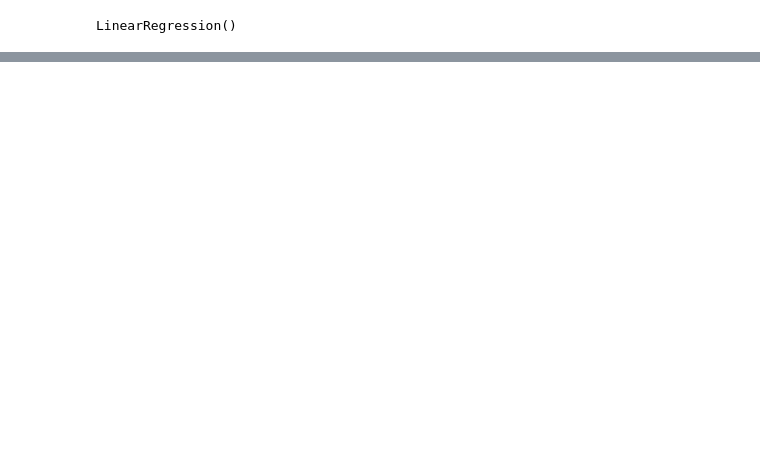
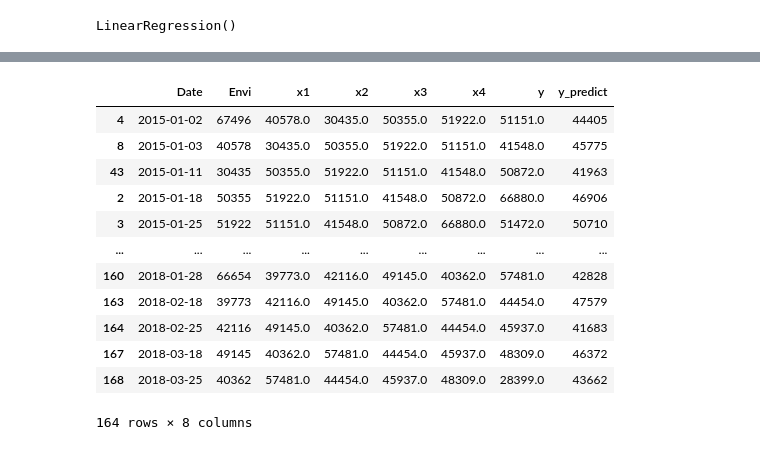
Before and after one commit to OatKID/RegressionMiniProject, a Jupyter notebook: algorithm/Envi/sequence_predict_1/linear_regression.ipynb, the cells around one changed output, grey strips where cells are left out. Drawn from its saved outputs; the diff is of its cells as text; code cells hidden in the pictures; blank space fills up the shorter version.

```diff
--- a/algorithm/Envi/sequence_predict_1/linear_regression.ipynb
+++ b/algorithm/Envi/sequence_predict_1/linear_regression.ipynb
@@ -121,0 +122,19 @@ The R2 score: 0.8779303570825764
+# %%
+result = ml.predict(x)
+df['y_predict'] = result
+df['y_predict'] = df["y_predict"].astype("int64")
+df
+# %% [output]
+|  | Date | Envi | x1 | x2 | x3 | x4 | y | y_predict |
+| 4 | 2015-01-02 | 67496 | 40578.0 | 30435.0 | 50355.0 | 51922.0 | 51151.0 | 44405 |
+| 8 | 2015-01-03 | 40578 | 30435.0 | 50355.0 | 51922.0 | 51151.0 | 41548.0 | 45775 |
+| 43 | 2015-01-11 | 30435 | 50355.0 | 51922.0 | 51151.0 | 41548.0 | 50872.0 | 41963 |
+| 2 | 2015-01-18 | 50355 | 51922.0 | 51151.0 | 41548.0 | 50872.0 | 66880.0 | 46906 |
+| 3 | 2015-01-25 | 51922 | 51151.0 | 41548.0 | 50872.0 | 66880.0 | 51472.0 | 50710 |
+| ... | ... | ... | ... | ... | ... | ... | ... | ... |
+| 160 | 2018-01-28 | 66654 | 39773.0 | 42116.0 | 49145.0 | 40362.0 | 57481.0 | 42828 |
+| 163 | 2018-02-18 | 39773 | 42116.0 | 49145.0 | 40362.0 | 57481.0 | 44454.0 | 47579 |
+| 164 | 2018-02-25 | 42116 | 49145.0 | 40362.0 | 57481.0 | 44454.0 | 45937.0 | 41683 |
+| 167 | 2018-03-18 | 49145 | 40362.0 | 57481.0 | 44454.0 | 45937.0 | 48309.0 | 46372 |
+| 168 | 2018-03-25 | 40362 | 57481.0 | 44454.0 | 45937.0 | 48309.0 | 28399.0 | 43662 |
+164 rows × 8 columns
```
Also changed, not shown: parts of 9 cells of this notebook, 3 other files.
